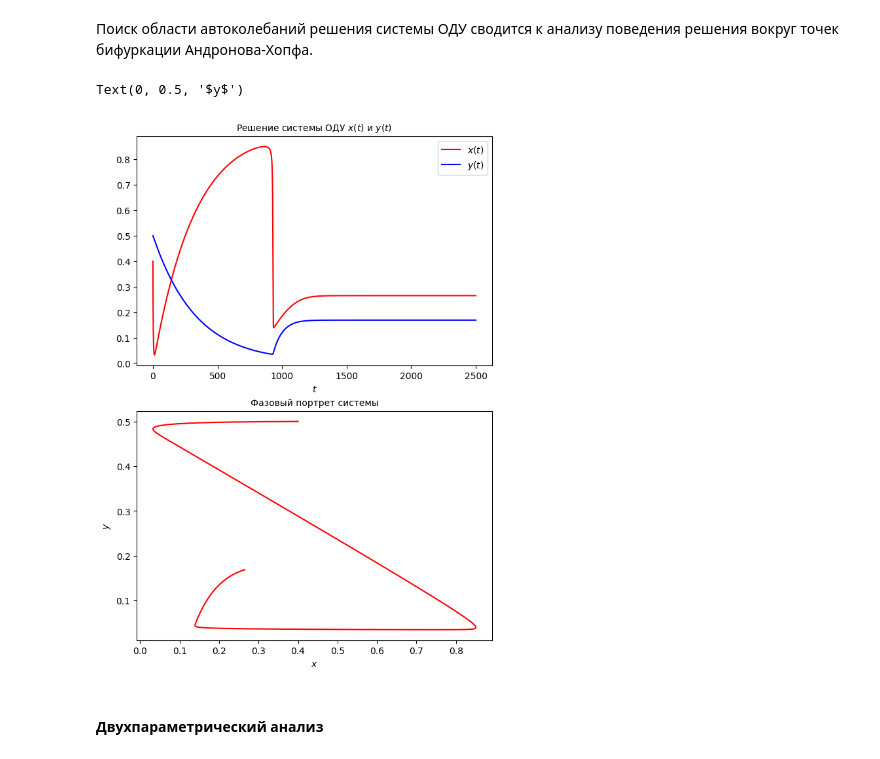
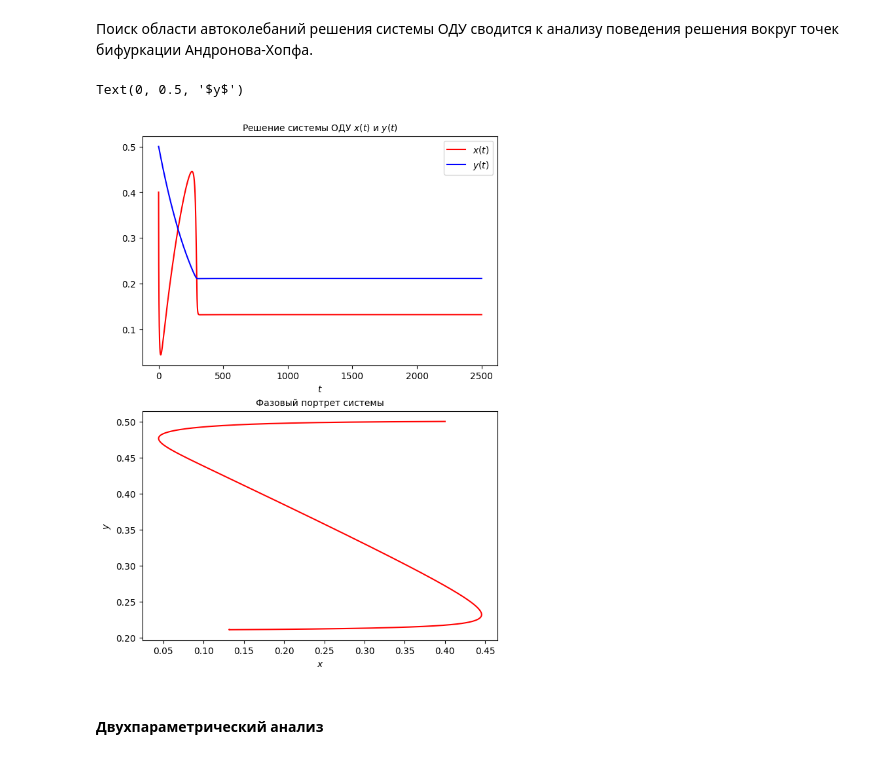
Before and after one commit to AlenaSetukha/KTMM, a Jupyter notebook: task2/main.ipynb, the cells around one changed output. Cells and saved outputs as stored; diff of their text form; code cells hidden in the pictures.

```diff
--- a/task2/main.ipynb
+++ b/task2/main.ipynb
@@ -406,7 +406,7 @@ from scipy.integrate import odeint
 import matplotlib.pyplot as plt
 
 # Инициализация параметров
-k1val = 0.27#0.27
+k1val = 0.15#0.27#0.27
 k1m_val = 0.01
 k2val = 2.5
 k3m_val = 0.003#0.003
@@ -417,34 +417,34 @@ k3val = 0.0032
 def eval_equation(y, t):
     z = 1 - y[0] - 2 * y[1]
     eq1 = k1val * z - k1m_val * y[0] - k2val * (z**2) * y[0]
     eq2 = k3val * z**2 - k3m_val * y[1]
     return [eq1, eq2]
 
 
 t = np.linspace(0, 2500, 100000)
 res = odeint(eval_equation, [0.4, 0.5], t)
 
 resX = res[:, 0]
 resY = res[:, 1]
 
 plt.figure(figsize=(7, 10))
 plt.rc('axes', titlesize= 10)
 
 plt.subplot(2, 1, 1)
 plt.plot(t, resX, color = 'red', label='$x(t)$')
 plt.plot(t, resY, color = 'blue', label='$y(t)$')
 plt.title('Решение системы ОДУ $x(t)$ и $y(t)$')
 plt.xlabel('$t$')
 plt.legend(['$x(t)$', '$y(t)$'])
 
 plt.subplot(2, 1, 2)
 plt.plot(resX, resY, color = 'red', label='$y(x)$')
 plt.title('Фазовый портрет системы')
 plt.xlabel('$x$')
 plt.ylabel('$y$')
 # %% [output]
 Text(0, 0.5, '$y$')
-[figure, old version]
+[figure, new version]
 # %% [markdown]
 <h4> Двухпараметрический анализ
 # %% [markdown]
```
